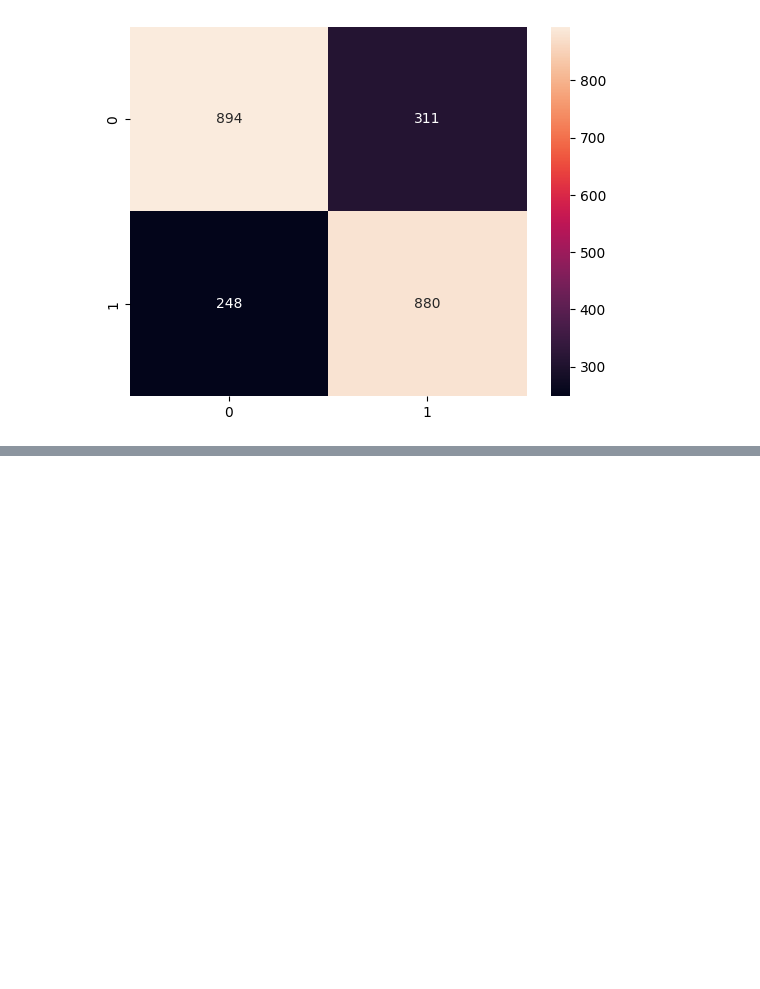
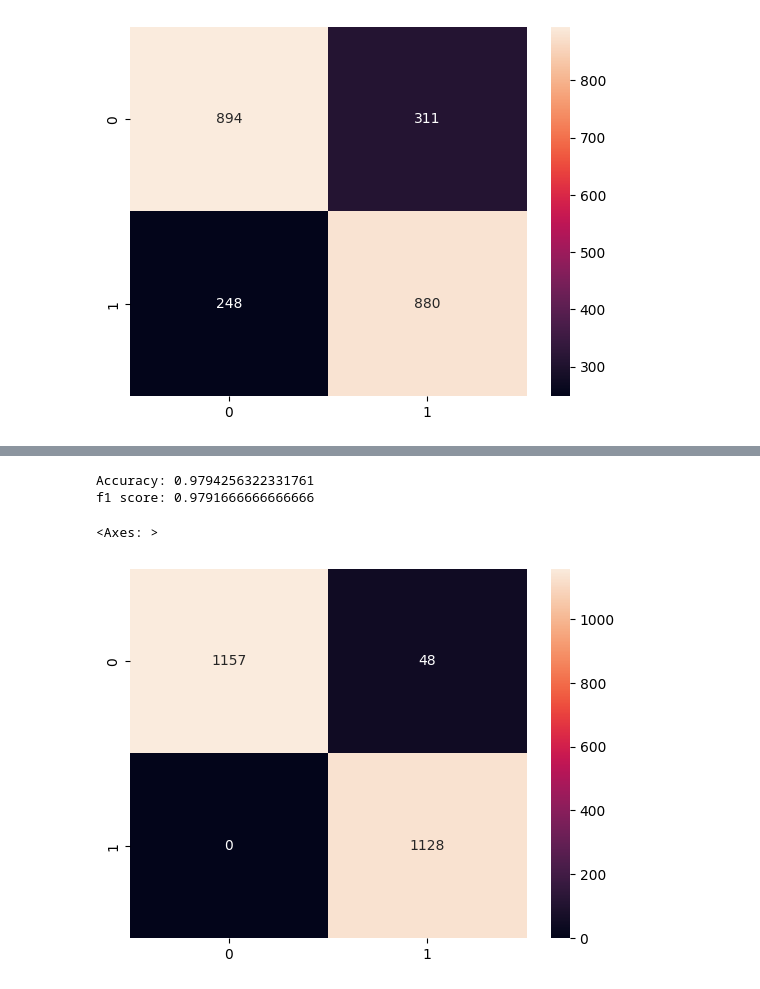
Before and after one commit to Fadhil-hi/Intern-BCC-2024, a Jupyter notebook: Code/models/Model_klasifikasi/banding_model.ipynb, the cells around one changed output, grey strips where cells are left out. Cells and saved outputs as stored; diff of their text form; code cells hidden in the pictures; blank space fills up the shorter version.

```diff
--- a/Code/models/Model_klasifikasi/banding_model.ipynb
+++ b/Code/models/Model_klasifikasi/banding_model.ipynb
@@ -168,0 +185,31 @@ with open('best_classify.pkl', 'wb') as f:
+# %%
+df_no_ddd_car = df_fix.copy()
+df_no_ddd_car.drop(columns=['ddd_car'], inplace=True)
+# %%
+# mencoba train tanpa menggunakan fitur ddd_car atau arah angin saat kecepatan maksimal
+df_dummied = pd.get_dummies(df_no_ddd_car, columns=['region_name'], drop_first=True)
+
+X = df_dummied.drop(columns=['flood'])
+y = df_dummied['flood']
+
+oversampler = RandomOverSampler(random_state=42)
+
+X_resampled, y_resampled = oversampler.fit_resample(X, y)
+
+X_train, X_test, y_train, y_test = train_test_split(X_resampled, y_resampled, test_size=0.2, random_state=42)
+
+rf = RandomForestClassifier(random_state=42)
+rf.fit(X_train, y_train)
+from sklearn.metrics import accuracy_score
+y_pred = rf.predict(X_test)
+accuracy = accuracy_score(y_test, y_pred)
+print("Accuracy:", accuracy)
+f1 = f1_score(y_test, y_pred)
+print("f1 score:", f1)
+cm_2 = confusion_matrix(y_test,y_pred)
+sns.heatmap(cm_2,annot=True,fmt="g")
+# %% [output]
+Accuracy: 0.9794256322331761
+f1 score: 0.9791666666666666
+<Axes: >
+[figure, added]
```
Also changed, not shown: parts of 7 cells of this notebook, 1 other file.
